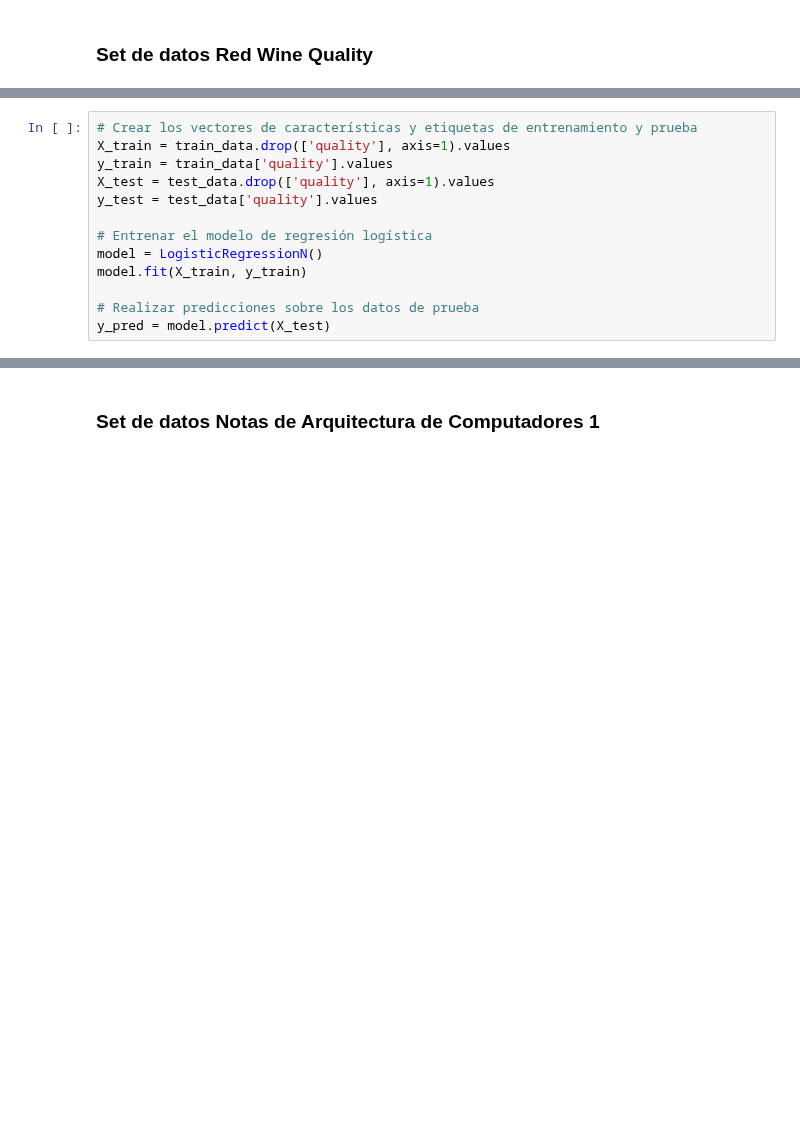
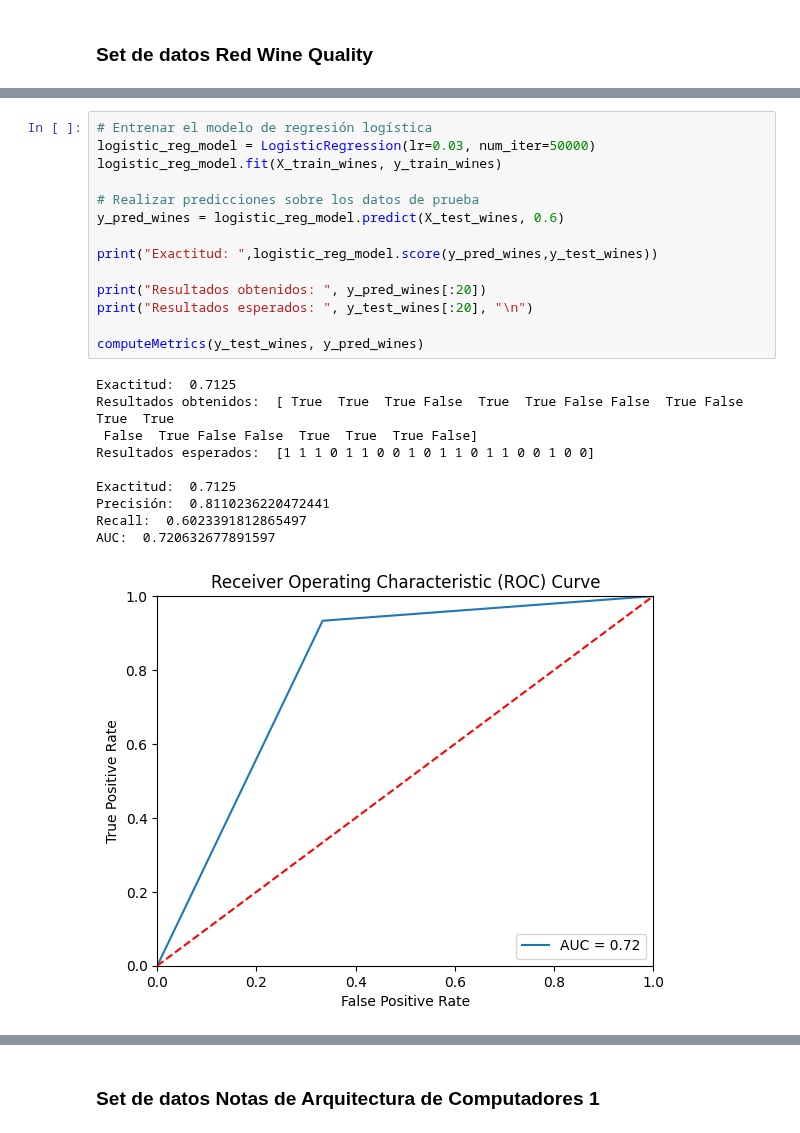
Before and after one commit to JulianCamacho/CE-5506-Reconocimiento-de-Patrones, a Jupyter notebook: Proyecto1/Proyecto1.ipynb, the cells around one changed output, grey strips where cells are left out. Saved outputs shown, nothing was run; the diff lists cells and outputs as text; blank space fills up the shorter version.

```diff
--- a/Proyecto1/Proyecto1.ipynb
+++ b/Proyecto1/Proyecto1.ipynb
@@ -92,13 +152,25 @@ dtype: object
 # %%
-# Crear los vectores de características y etiquetas de entrenamiento y prueba
-X_train = train_data.drop(['quality'], axis=1).values
-y_train = train_data['quality'].values
-X_test = test_data.drop(['quality'], axis=1).values
-y_test = test_data['quality'].values
-
 # Entrenar el modelo de regresión logística
-model = LogisticRegressionN()
-model.fit(X_train, y_train)
+logistic_reg_model = LogisticRegression(lr=0.03, num_iter=50000)
+logistic_reg_model.fit(X_train_wines, y_train_wines)
 
 # Realizar predicciones sobre los datos de prueba
-y_pred = model.predict(X_test)
+y_pred_wines = logistic_reg_model.predict(X_test_wines, 0.6)
+
+print("Exactitud: ",logistic_reg_model.score(y_pred_wines,y_test_wines))
+
+print("Resultados obtenidos: ", y_pred_wines[:20])
+print("Resultados esperados: ", y_test_wines[:20], "\n")
+
+computeMetrics(y_test_wines, y_pred_wines)
+# %% [output]
+Exactitud:  0.7125
+Resultados obtenidos:  [ True  True  True False  True  True False False  True False  True  True
+ False  True False False  True  True  True False]
+Resultados esperados:  [1 1 1 0 1 1 0 0 1 0 1 1 0 1 1 0 0 1 0 0]
+
+Exactitud:  0.7125
+Precisión:  0.8110236220472441
+Recall:  0.6023391812865497
+AUC:  0.720632677891597
+[figure, added]
```
Also changed, not shown: parts of 19 cells of this notebook, 1 other file.
